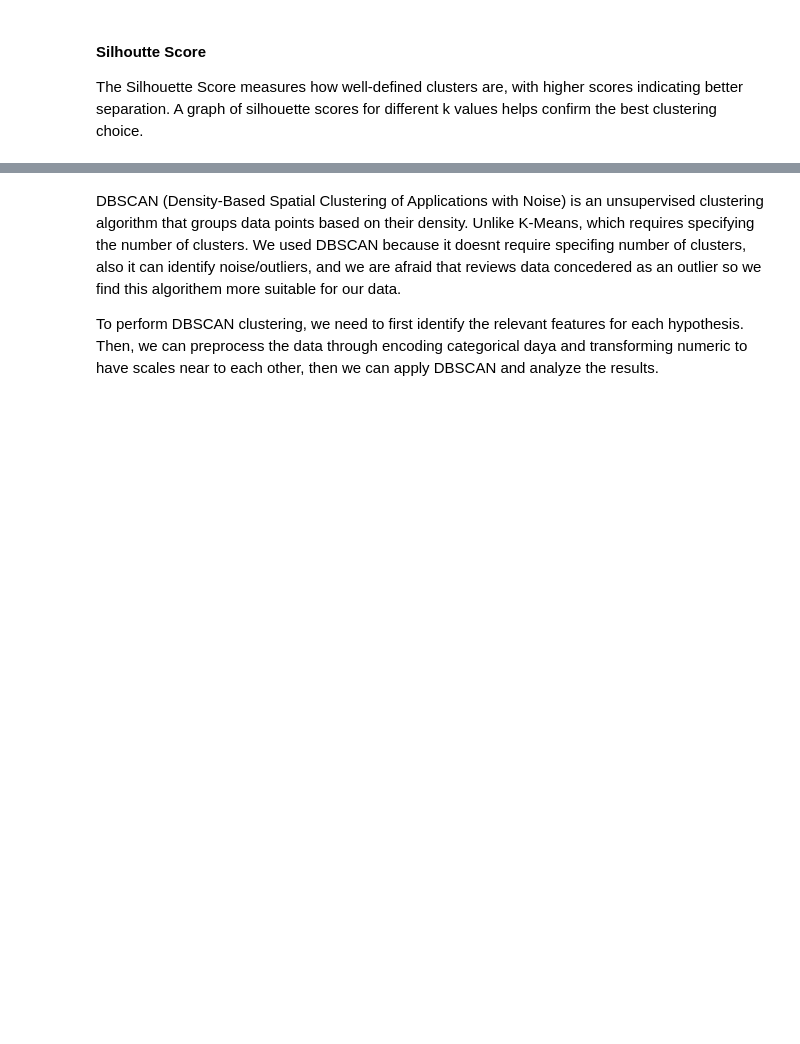
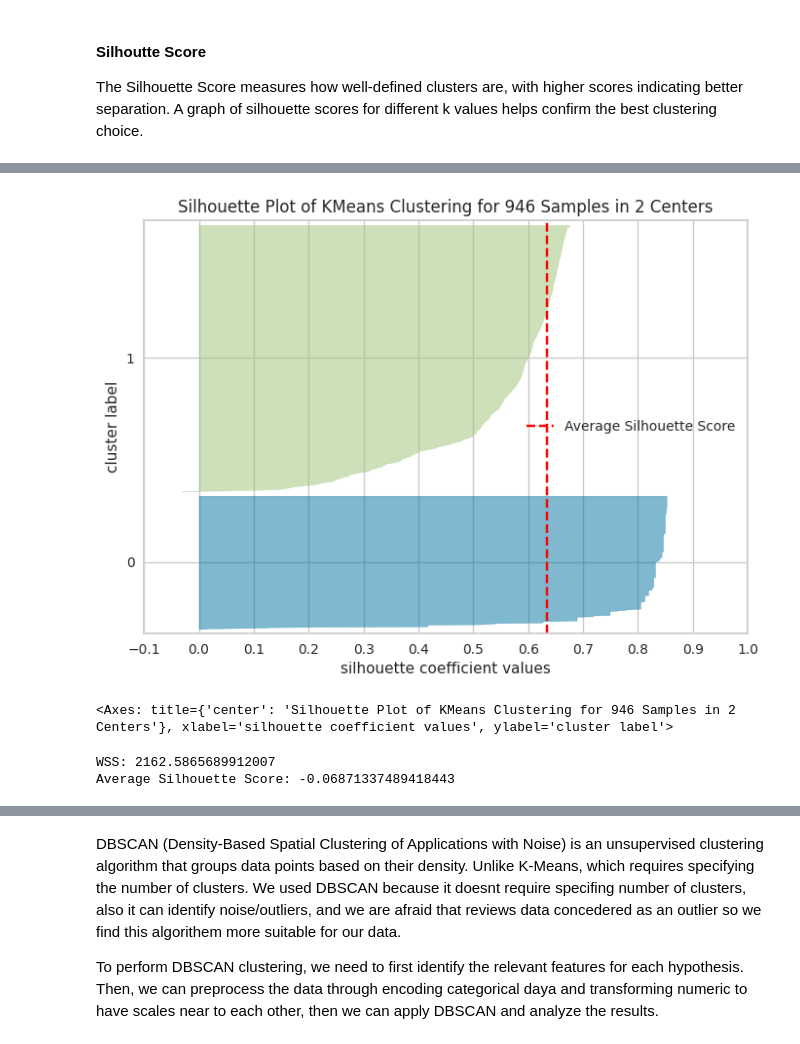
Before and after one commit to iRoseM/Freelancing-Trends--IT362, a Jupyter notebook: IT362_groub_6.ipynb, the cells around one changed output, grey strips where cells are left out. Drawn from its saved outputs; the diff is of its cells as text; code cells hidden in the pictures; blank space fills up the shorter version.

```diff
--- a/IT362_groub_6.ipynb
+++ b/IT362_groub_6.ipynb
@@ -1683,0 +1900,20 @@ plt.show()
+# %%
+from sklearn.cluster import KMeans
+from sklearn.metrics import silhouette_score
+import pandas as pd
+
+
+# Perform k-means clustering with k=5
+kmeans = KMeans(n_clusters=5, random_state=42, n_init='auto')
+kmeans.fit(X_scaled)
+labels = kmeans.labels_
+
+# Compute the WSS (Within-Cluster Sum of Squares)
+wss = kmeans.inertia_
+
+# Compute the Average Silhouette Score
+silhouette_avg = silhouette_score(X, labels)
+
+# Print the evaluation metrics
+print("WSS:", wss)
+print("Average Silhouette Score:", silhouette_avg)
@@ -1683,0 +1959,10 @@ plt.show()
+# %%
+!pip install yellowbrick
+from yellowbrick.cluster import SilhouetteVisualizer
+from sklearn.cluster import KMeans
+
+kmeans = KMeans(n_clusters=2,n_init='auto')
+visualizer = SilhouetteVisualizer(kmeans, colors='yellowbrick')
+visualizer.fit(X_scaled)
+visualizer.show()
+# %% [output]
@@ -1683,0 +1985,25 @@ plt.show()
+[figure, added]
+<Axes: title={'center': 'Silhouette Plot of KMeans Clustering for 946 Samples in 2 Centers'}, xlabel='silhouette coefficient values', ylabel='cluster label'>
+# %%
+from sklearn.cluster import KMeans
+from sklearn.metrics import silhouette_score
+import pandas as pd
+
+
+# Perform k-means clustering with k=2
+kmeans = KMeans(n_clusters=2, random_state=42, n_init='auto')
+kmeans.fit(X_scaled)
+labels = kmeans.labels_
+
+# Compute the WSS (Within-Cluster Sum of Squares)
+wss = kmeans.inertia_
+
+# Compute the Average Silhouette Score
+silhouette_avg = silhouette_score(X, labels)
+
+# Print the evaluation metrics
+print("WSS:", wss)
+print("Average Silhouette Score:", silhouette_avg)
+# %% [output]
+WSS: 2162.5865689912007
+Average Silhouette Score: -0.06871337489418443
```
Also changed, not shown: parts of 49 cells of this notebook.
